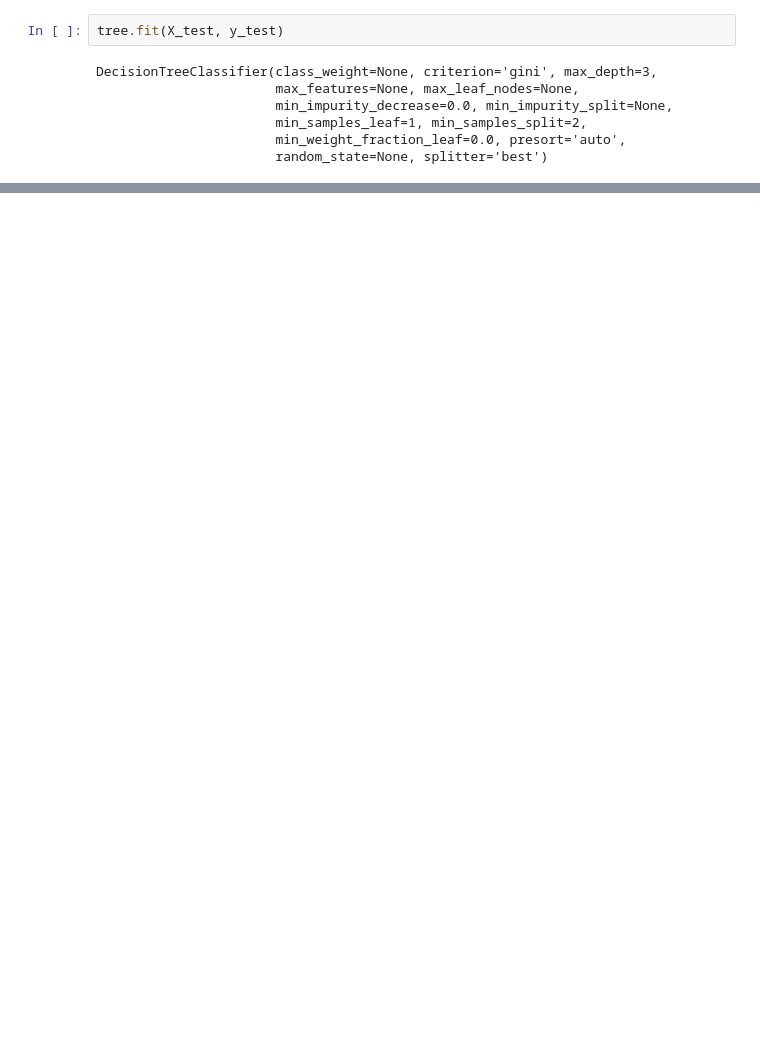
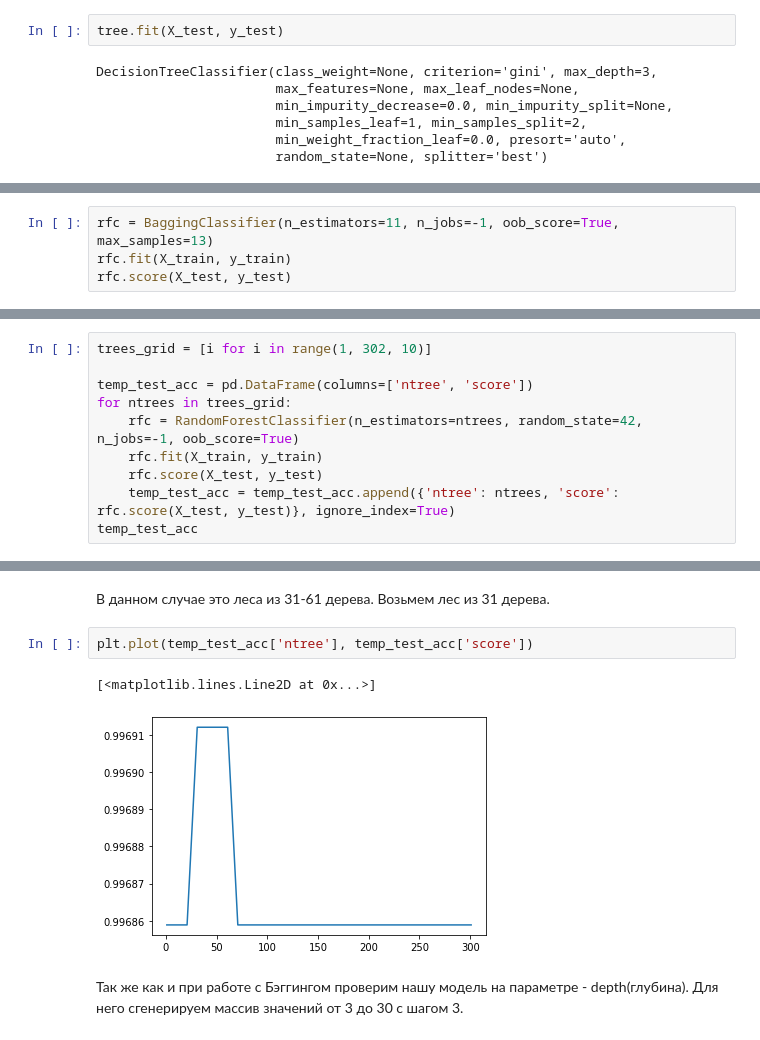
Before and after one commit to NastyaGribanova/DataAnalysis, a Jupyter notebook: projectName/ProjectName.ipynb, the cells around one changed output, grey strips where cells are left out. Cells and saved outputs as stored; diff of their text form; blank space fills up the shorter version.

```diff
--- a/projectName/ProjectName.ipynb
+++ b/projectName/ProjectName.ipynb
@@ -447,0 +528,4 @@ tree.score(X_test, y_test)
+# %%
+rfc = BaggingClassifier(n_estimators=11, n_jobs=-1, oob_score=True, max_samples=13)
+rfc.fit(X_train, y_train)
+rfc.score(X_test, y_test)
@@ -447,0 +542,10 @@ tree.score(X_test, y_test)
+# %%
+trees_grid = [i for i in range(1, 302, 10)]
+
+temp_test_acc = pd.DataFrame(columns=['ntree', 'score'])
+for ntrees in trees_grid:
+    rfc = RandomForestClassifier(n_estimators=ntrees, random_state=42, n_jobs=-1, oob_score=True)
+    rfc.fit(X_train, y_train)
+    rfc.score(X_test, y_test)
+    temp_test_acc = temp_test_acc.append({'ntree': ntrees, 'score': rfc.score(X_test, y_test)}, ignore_index=True)
+temp_test_acc
@@ -447,0 +570,9 @@ tree.score(X_test, y_test)
+# %% [markdown]
+ В данном случае это леса из 31-61 дерева. Возьмем лес из 31 дерева.
+# %%
+plt.plot(temp_test_acc['ntree'], temp_test_acc['score'])
+# %% [output]
+[<matplotlib.lines.Line2D at 0x...>]
+[figure, added]
+# %% [markdown]
+Так же как и при работе с Бэггингом проверим нашу модель на параметре - depth(глубина). Для него сгенерируем массив значений от 3 до 30 с шагом 3.
```
Also changed, not shown: parts of 41 cells of this notebook.
